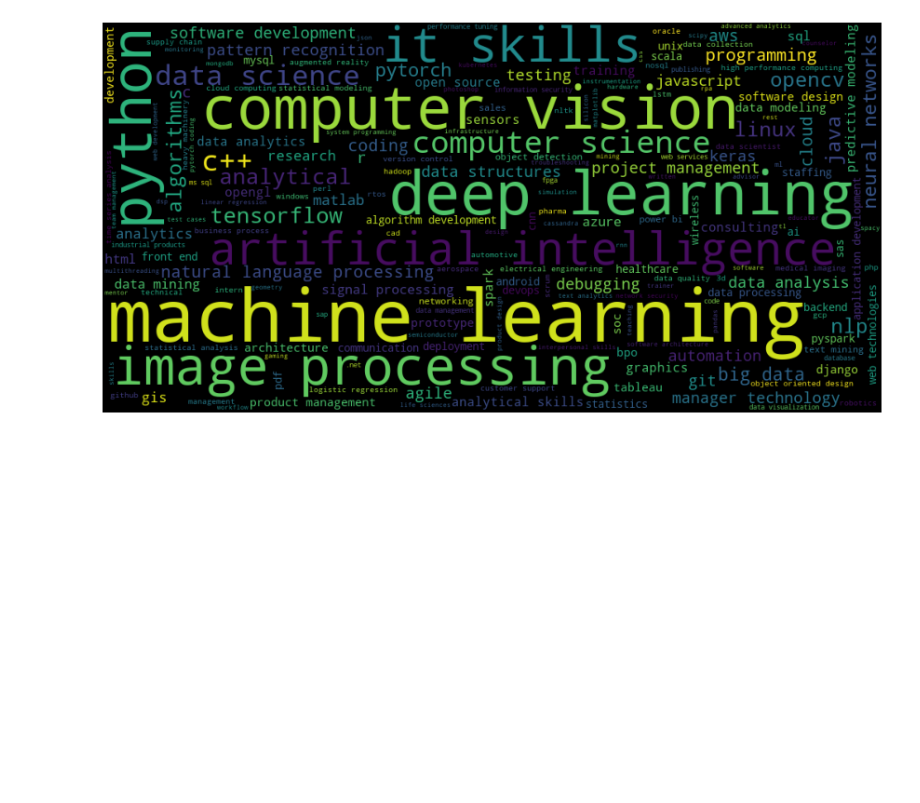
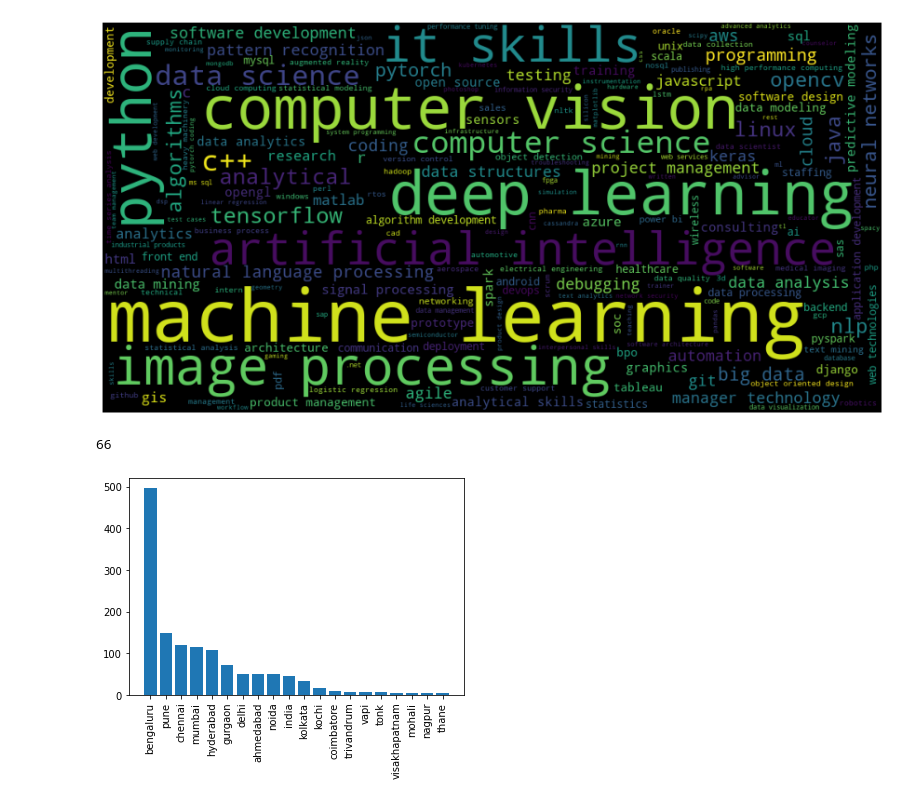
Before and after one commit to srdg/jhunter, a Jupyter notebook: src/nb/JHunt.ipynb, the cells around one changed output. Drawn from its saved outputs; the diff is of its cells as text; code cells hidden in the pictures; blank space fills up the shorter version.

```diff
--- a/src/nb/JHunt.ipynb
+++ b/src/nb/JHunt.ipynb
@@ -54,3 +54,35 @@ plt.axis("off")
 plt.show()
 # %% [output]
 [figure]
+# %%
+locations = df[' Location'].values.tolist()
+locations = [locs.split('  ') for locs in locations]
+locations = [loc.lower() for locs in locations for loc in locs]
+# print(np.unique(np.array(locations)))
+
+def clean_locations(locations, places):
+  for place in places:
+    locations = [place if place in i else i for i in locations]
+  return locations
+
+def add_similar_locations(loc_counts, list_place_tuples):
+  for tup in list_place_tuples:
+    loc_counts[tup[0]] += loc_counts[tup[1]]
+    loc_counts.pop(tup[1])
+  return loc_counts
+
+locations = clean_locations(locations, ['bengaluru', 'delhi', 'noida', 'chennai', 'hyderabad','pune', 'gurgaon', 'trivandrum', 'kochi', 'mohali', 'mumbai', 'remote', 'india'])
+locations.remove('others')
+locations.remove('jio premium campus recruitment 2021')
+loc_counts = Counter(locations)
+loc_counts = add_similar_locations(loc_counts, [('india','remote'), ('mumbai', 'mum'), ('bhubaneshwar', 'bhubaneswar')])
+len(loc_counts)
+# %% [output]
+66
+# %%
+maxed = dict(sorted(loc_counts.items(), key=operator.itemgetter(1), reverse=True)[:20])
+plt.bar(*zip(*maxed.items()))
+plt.xticks(rotation='vertical')
+plt.show()
+# %% [output]
+[figure, added]
```
Also changed, not shown: parts of 1 cell of this notebook.
